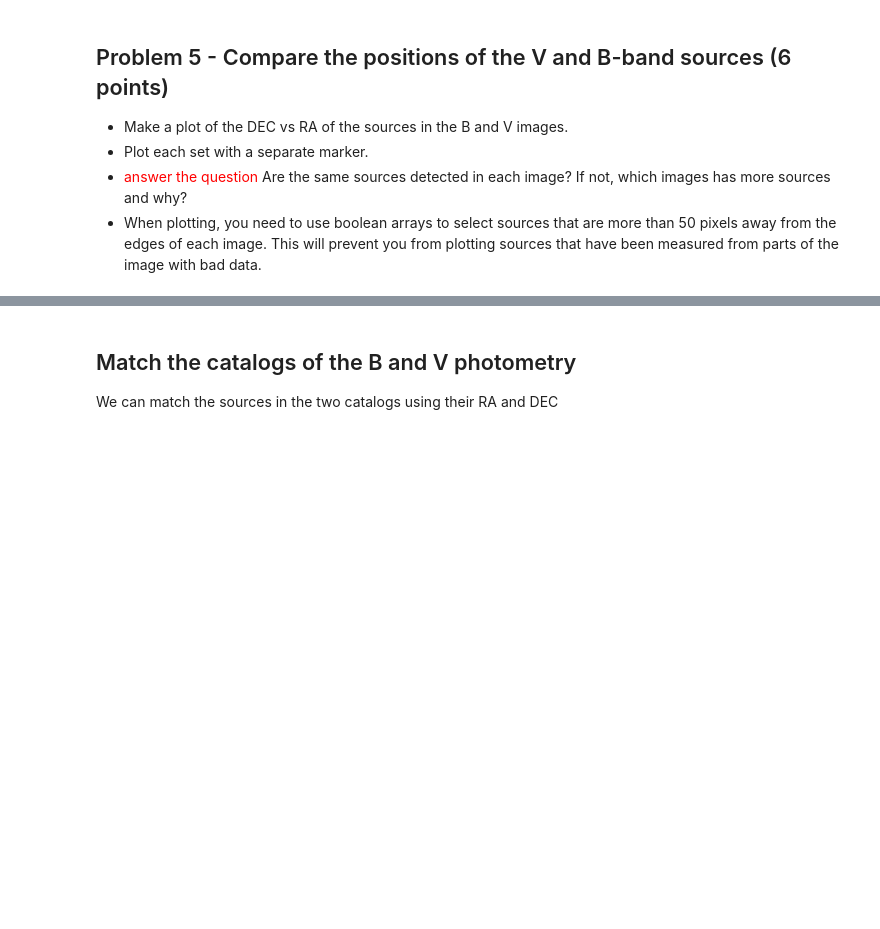
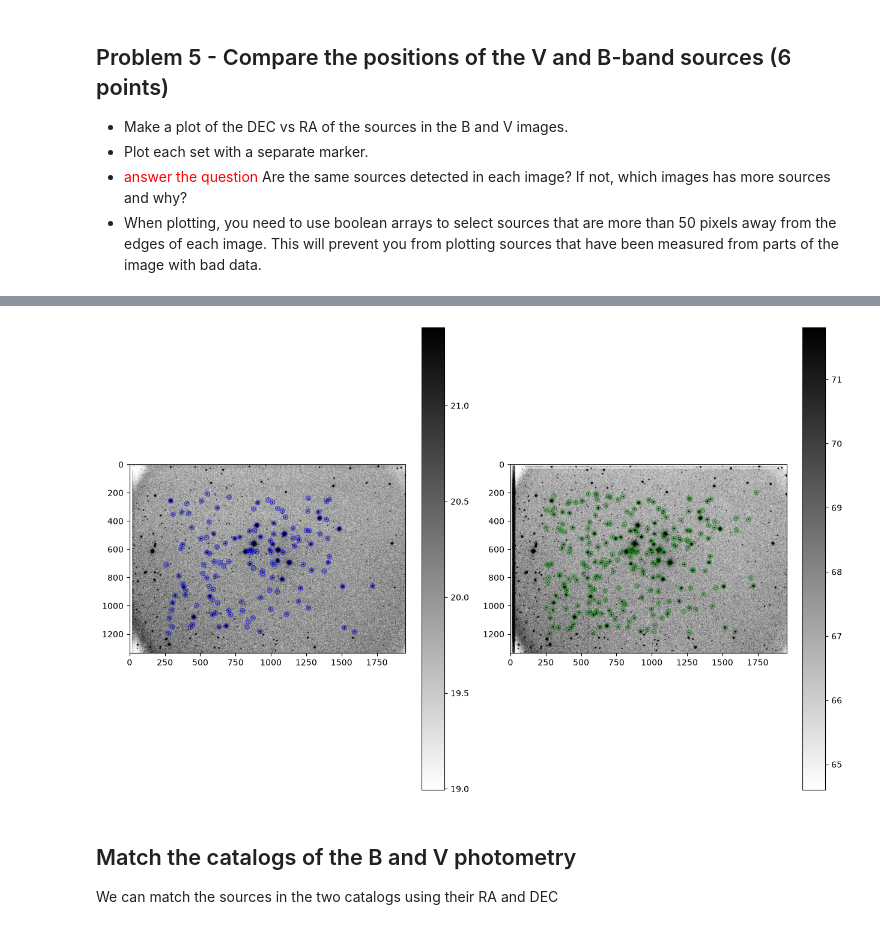
Before and after one commit to jwdisc1342/Reductionproject_student, a Jupyter notebook: cluster_photometry_student.ipynb, the cells around one changed output, grey strips where cells are left out. Drawn from its saved outputs; the diff is of its cells as text; code cells hidden in the pictures; blank space fills up the shorter version.

```diff
--- a/cluster_photometry_student.ipynb
+++ b/cluster_photometry_student.ipynb
@@ -636,0 +536,16 @@ SyntaxError: invalid syntax (753094219.py, line 26)
+# %%
+#Finding sources:
+daofind = DAOStarFinder(fwhm=2.7, threshold=6.*std_b)
+sources_b = daofind(data_b - median_b)
+
+remove = []
+
+for i in range(len(sources_b)):
+    x = sources_b[i]["xcentroid"]
+    y = sources_b[i]["ycentroid"]
+#    print(f"x:{x}, y:{y}")
+    if x < 250 or x > 1750 or y < 200 or y > 1200:
+        remove.append(i)
+
+sources_b.remove_rows(remove)
+sources_b
@@ -637,3 +572,60 @@ SyntaxError: invalid syntax (753094219.py, line 26)
+# %%
+#*************************
+# make a plot of the RA and DEC of the sources in the B and V images
+
+#Finding sources:
+daofind = DAOStarFinder(fwhm=2.7, threshold=6.*std_b)
+sources_b = daofind(data_b - median_b)
+
+# Initializing a list of sources that will fall outside a bix
+remove_b = []
+
+# Finding all sources that fall outside said box
+for i in range(len(sources_b)):
+    x = sources_b[i]["xcentroid"]
+    y = sources_b[i]["ycentroid"]
+    if x < 250 or x > 1750 or y < 200 or y > 1200:
+        remove_b.append(i)
+
+# Removing sources outside the box
+sources_b.remove_rows(remove_b)
+
+# Repeating for V-band
+daofind = DAOStarFinder(fwhm=2.7, threshold=6.*std_v)
+sources_v = daofind(data_v - median_v)
+remove_v = []
+for i in range(len(sources_v)):
+    x = sources_v[i]["xcentroid"]
+    y = sources_v[i]["ycentroid"]
+    if x < 250 or x > 1750 or y < 200 or y > 1200:
+        remove_v.append(i)
+sources_v.remove_rows(remove_v)
+
+
+# finding pixel locations of sources
+positions_b = np.transpose((sources_b["xcentroid"], sources_b["ycentroid"]))
+positions_v = np.transpose((sources_v["xcentroid"], sources_v["ycentroid"]))
+
+
+# open a figure
+plt.figure(figsize=(15,10))
+
+#creates a set of circular apertues with r=15 pixels
+apertures_b = CircularAperture(positions_b, r=15.)
+apertures_v = CircularAperture(positions_v, r=15.)
+
+plt.subplot(1,2,1)
+imdisplay(data_b)
+apertures_b.plot(color='blue', lw=1.5, alpha=0.5, label="B-Band Sources");
+
+plt.subplot(1,2,2)
+imdisplay(data_v)
+apertures_v.plot(color="green", lw=1.5, alpha=0.5, label="V-Band Sources");
+
+# save your plot
+plt.savefig("/home/j931d717/ASTR596/My_repositories/Reductionproject_student/B-V_sources.png")
+# %% [output]
+[figure, added]
 # %% [markdown]
 ## Match the catalogs of the B and V photometry
 
```
Also changed, not shown: parts of 12 cells of this notebook.
